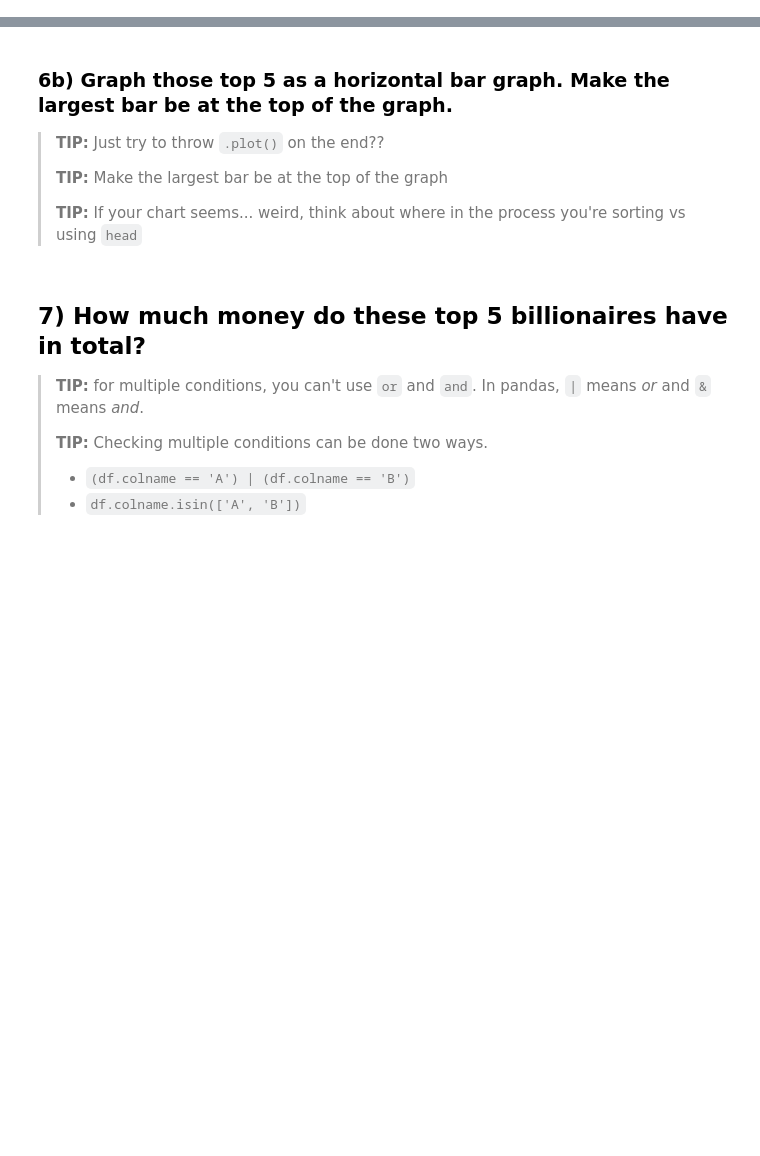
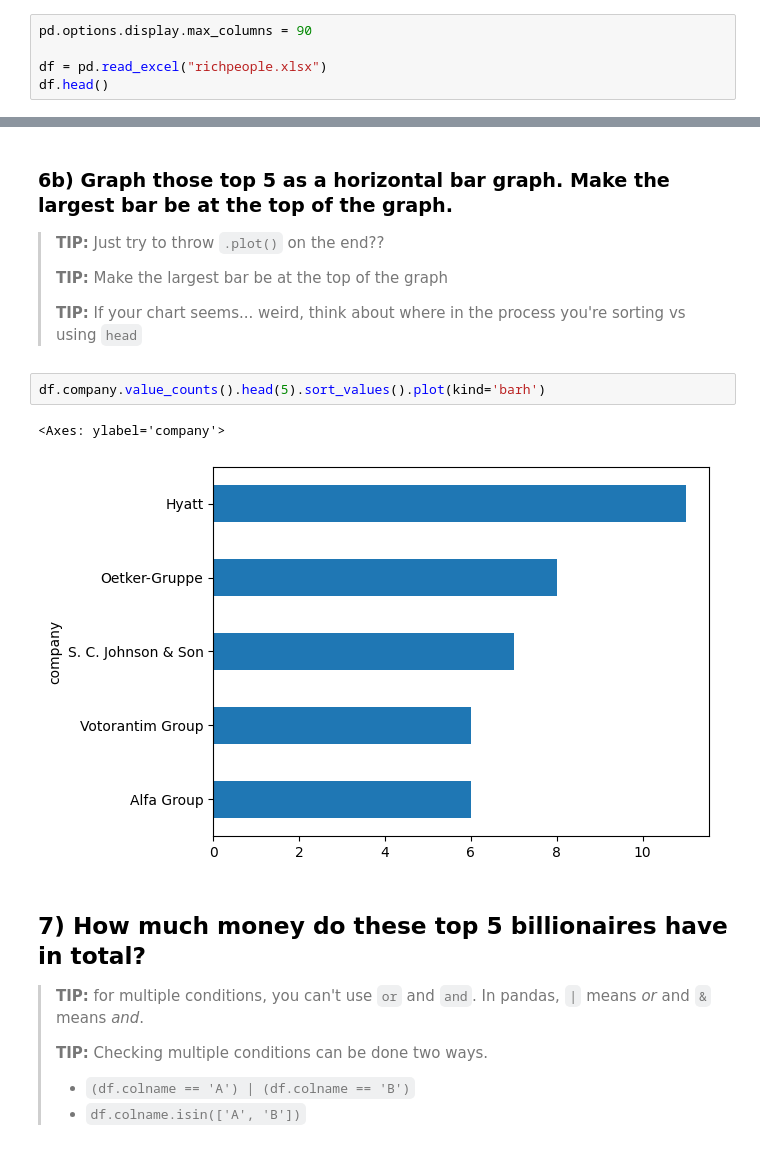
Before and after one commit to milesbolton/06-homework, a Jupyter notebook: 02-Billionaires.ipynb, the cells around one changed output, grey strips where cells are left out. Saved outputs shown, nothing was run; the diff lists cells and outputs as text; blank space fills up the shorter version.

```diff
--- a/02-Billionaires.ipynb
+++ b/02-Billionaires.ipynb
@@ -18,0 +30,5 @@ Use pandas to read in the `richpeople.xlsx` Excel file, saving it as a variable
+# %%
+pd.options.display.max_columns = 90
+
+df = pd.read_excel("richpeople.xlsx")
+df.head()
@@ -56,6 +197,11 @@ Display the number of rows and columns in your data. Also display the names and
 > **TIP:** Make the largest bar be at the top of the graph
 >
 > **TIP:** If your chart seems... weird, think about where in the process you're sorting vs using `head`
+# %%
+df.company.value_counts().head(5).sort_values().plot(kind='barh')
+# %% [output]
+<Axes: ylabel='company'>
+[figure, added]
 # %% [markdown]
 ## 7) How much money do these top 5 billionaires have in total?
 
```
Also changed, not shown: parts of 25 cells of this notebook.
